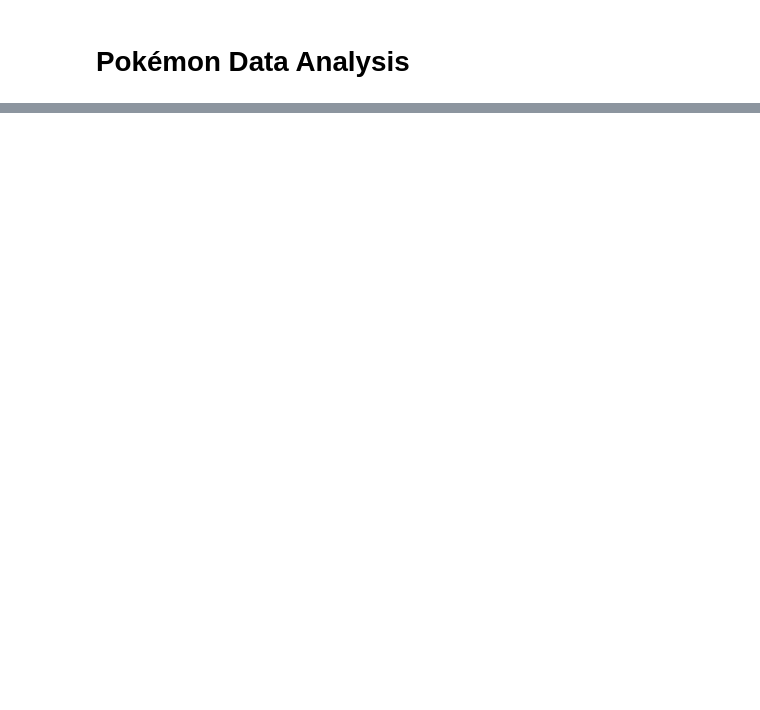
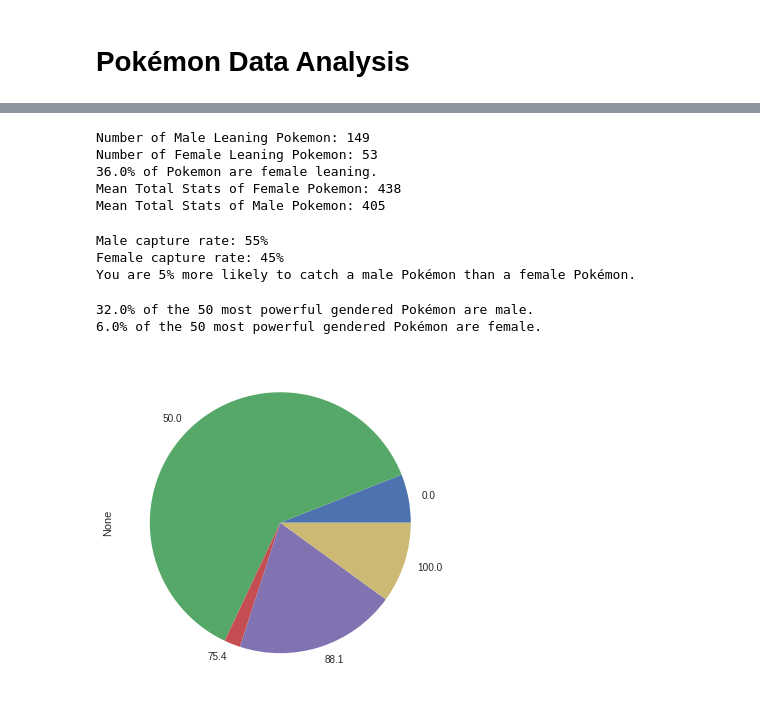
Before and after one commit to Dannenberger/pokemon_analysis, a Jupyter notebook: pokemon.ipynb, the cells around one changed output, grey strips where cells are left out. Drawn from its saved outputs; the diff is of its cells as text; code cells hidden in the pictures; blank space fills up the shorter version.

```diff
--- a/pokemon.ipynb
+++ b/pokemon.ipynb
@@ -124,0 +114,53 @@ plt.show()
+# %%
+# Created subset of male and female oriented Pokemon.
+pokemon_male = pokemon[pokemon['percentage_male'] > 50]
+pokemon_female = pokemon[pokemon['percentage_male'] < 50]
+
+# Count the total number of Pokemon that lean male vs lean female.
+num_pokemon_male = pokemon_male['Name'].count()
+num_pokemon_female = pokemon_female['Name'].count()
+print(f'Number of Male Leaning Pokemon: {num_pokemon_male}')
+print(f'Number of Female Leaning Pokemon: {num_pokemon_female}')
+
+percentage_female = (num_pokemon_female/num_pokemon_male)*100
+print(f'{round(percentage_female)}% of Pokemon are female leaning.')
+
+mean_pokemon_male = round(pokemon_male['base_total'].mean())
+mean_pokemon_female = round(pokemon_female['base_total'].mean())
+# Mean total stats of all male leaning vs female leaning Pokemon.
+print(f'Mean Total Stats of Female Pokemon: {mean_pokemon_male}')
+print(f'Mean Total Stats of Male Pokemon: {mean_pokemon_female}')
+# %% [output]
+Number of Male Leaning Pokemon: 149
+Number of Female Leaning Pokemon: 53
+36.0% of Pokemon are female leaning.
+Mean Total Stats of Female Pokemon: 438
+Mean Total Stats of Male Pokemon: 405
+# %%
+# Mean male percentage of all gendered Pokemon.
+capture_rate_male = round(pokemon['percentage_male'].mean())
+print(f'Male capture rate: {capture_rate_male}%')
+print(f'Female capture rate: {100-capture_rate_male}%')
+print(f'You are 5% more likely to catch a male Pokémon than a female Pokémon.')
+# %% [output]
+Male capture rate: 55%
+Female capture rate: 45%
+You are 5% more likely to catch a male Pokémon than a female Pokémon.
+# %%
+num = 50
+
+# Counts the percentage male of the 50 most powerful pokemon with a gender.
+pokemon_with_gender = pokemon.dropna(subset=['percentage_male'])
+powerful_gender = pokemon_with_gender[['base_total', 'percentage_male']].sort_values('base_total', ascending=False).head(num).groupby('percentage_male').size()
+
+powerful_gender.plot(kind='pie')
+
+# Calculated percentage male/female of most powerful Pokemon.
+percent_powerful_male = (powerful_gender[100.0] + powerful_gender[88.1] + powerful_gender[75.4]) / powerful_gender.sum()
+percent_powerful_female = powerful_gender[0.0] / powerful_gender.sum()
+print(f'{format(percent_powerful_male*100)}% of the {num} most powerful gendered Pokémon are male.')
+print(f'{format(percent_powerful_female*100)}% of the {num} most powerful gendered Pokémon are female.')
+# %% [output]
+32.0% of the 50 most powerful gendered Pokémon are male.
+6.0% of the 50 most powerful gendered Pokémon are female.
+[figure, added]
```
Also changed, not shown: parts of 10 cells of this notebook.
